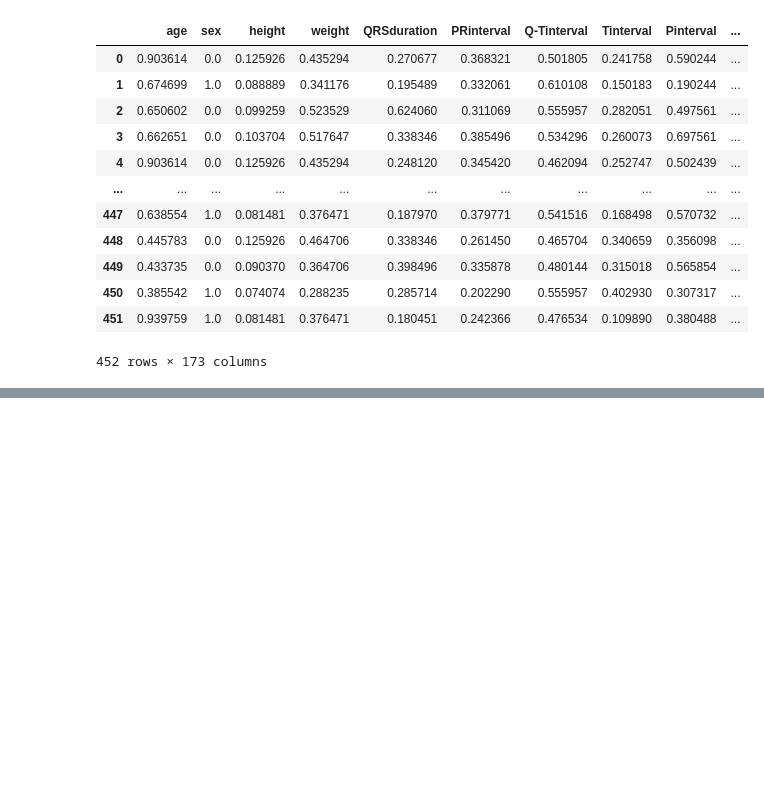
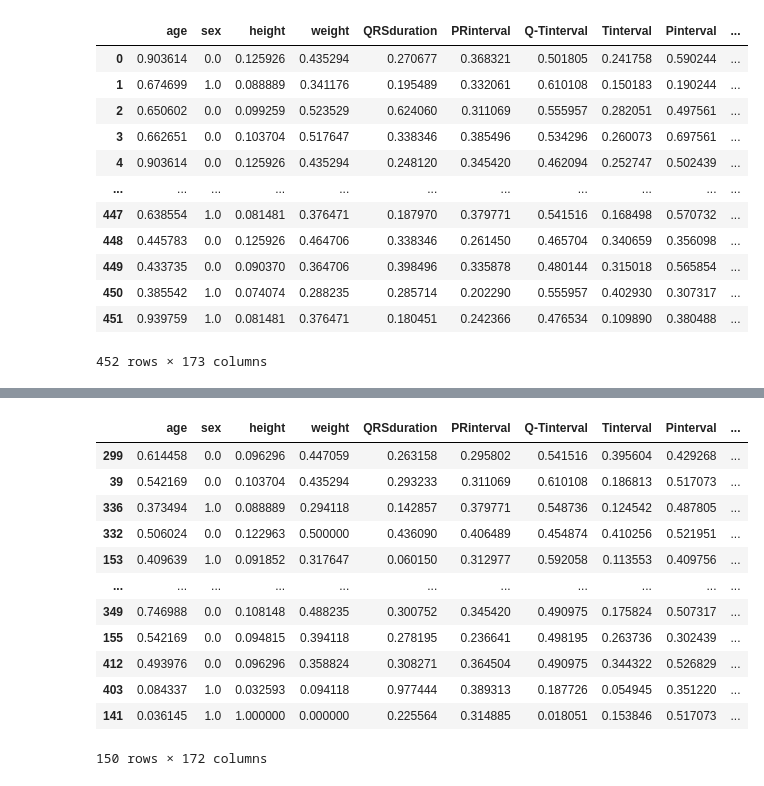
Before and after one commit to khalilullahalfaath/case_based_1_ML, a Jupyter notebook: Case_based_1_ML.ipynb, the cells around one changed output, grey strips where cells are left out. Drawn from its saved outputs; the diff is of its cells as text; code cells hidden in the pictures; blank space fills up the shorter version.

```diff
--- a/Case_based_1_ML.ipynb
+++ b/Case_based_1_ML.ipynb
@@ -543,0 +569,16 @@ ax = df_mepetOutliers[df_mepetOutliers.columns].plot(kind='box', title='box plot
+# %%
+X_test
+# %% [output]
+|  | age | sex | height | weight | QRSduration | PRinterval | Q-Tinterval | Tinterval | Pinterval | ... |
+| 299 | 0.614458 | 0.0 | 0.096296 | 0.447059 | 0.263158 | 0.295802 | 0.541516 | 0.395604 | 0.429268 | ... |
+| 39 | 0.542169 | 0.0 | 0.103704 | 0.435294 | 0.293233 | 0.311069 | 0.610108 | 0.186813 | 0.517073 | ... |
+| 336 | 0.373494 | 1.0 | 0.088889 | 0.294118 | 0.142857 | 0.379771 | 0.548736 | 0.124542 | 0.487805 | ... |
+| 332 | 0.506024 | 0.0 | 0.122963 | 0.500000 | 0.436090 | 0.406489 | 0.454874 | 0.410256 | 0.521951 | ... |
+| 153 | 0.409639 | 1.0 | 0.091852 | 0.317647 | 0.060150 | 0.312977 | 0.592058 | 0.113553 | 0.409756 | ... |
+| ... | ... | ... | ... | ... | ... | ... | ... | ... | ... | ... |
+| 349 | 0.746988 | 0.0 | 0.108148 | 0.488235 | 0.300752 | 0.345420 | 0.490975 | 0.175824 | 0.507317 | ... |
+| 155 | 0.542169 | 0.0 | 0.094815 | 0.394118 | 0.278195 | 0.236641 | 0.498195 | 0.263736 | 0.302439 | ... |
+| 412 | 0.493976 | 0.0 | 0.096296 | 0.358824 | 0.308271 | 0.364504 | 0.490975 | 0.344322 | 0.526829 | ... |
+| 403 | 0.084337 | 1.0 | 0.032593 | 0.094118 | 0.977444 | 0.389313 | 0.187726 | 0.054945 | 0.351220 | ... |
+| 141 | 0.036145 | 1.0 | 1.000000 | 0.000000 | 0.225564 | 0.314885 | 0.018051 | 0.153846 | 0.517073 | ... |
+150 rows × 172 columns
```
Also changed, not shown: parts of 7 cells of this notebook.
